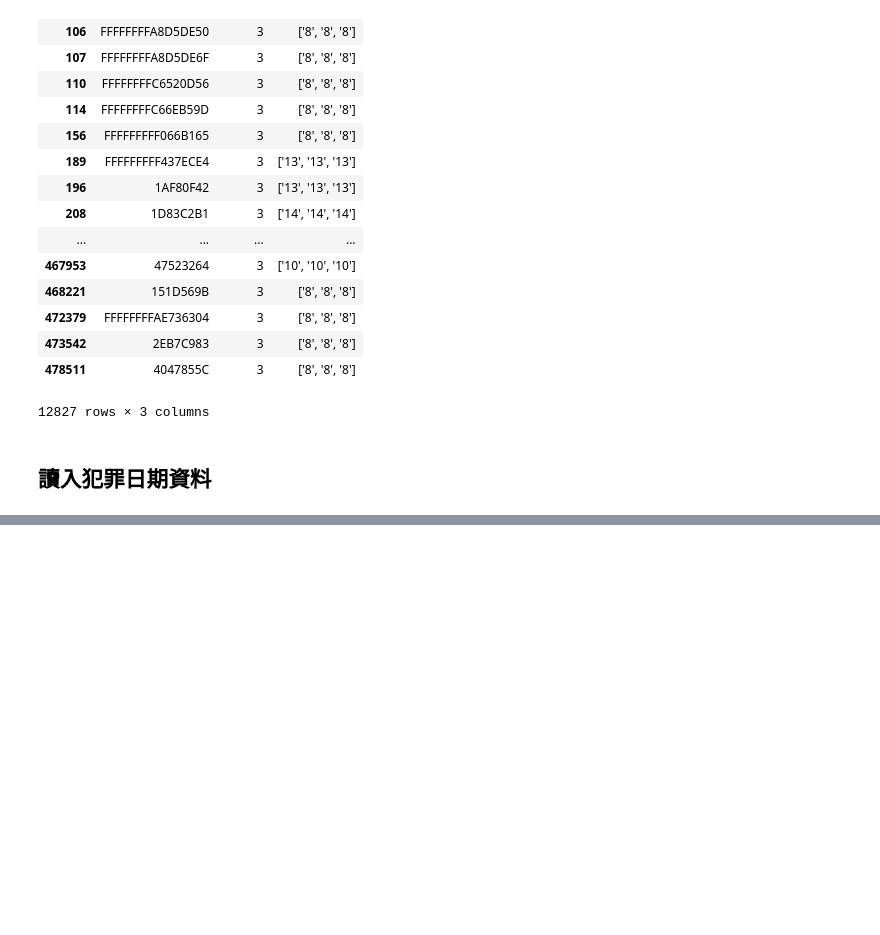
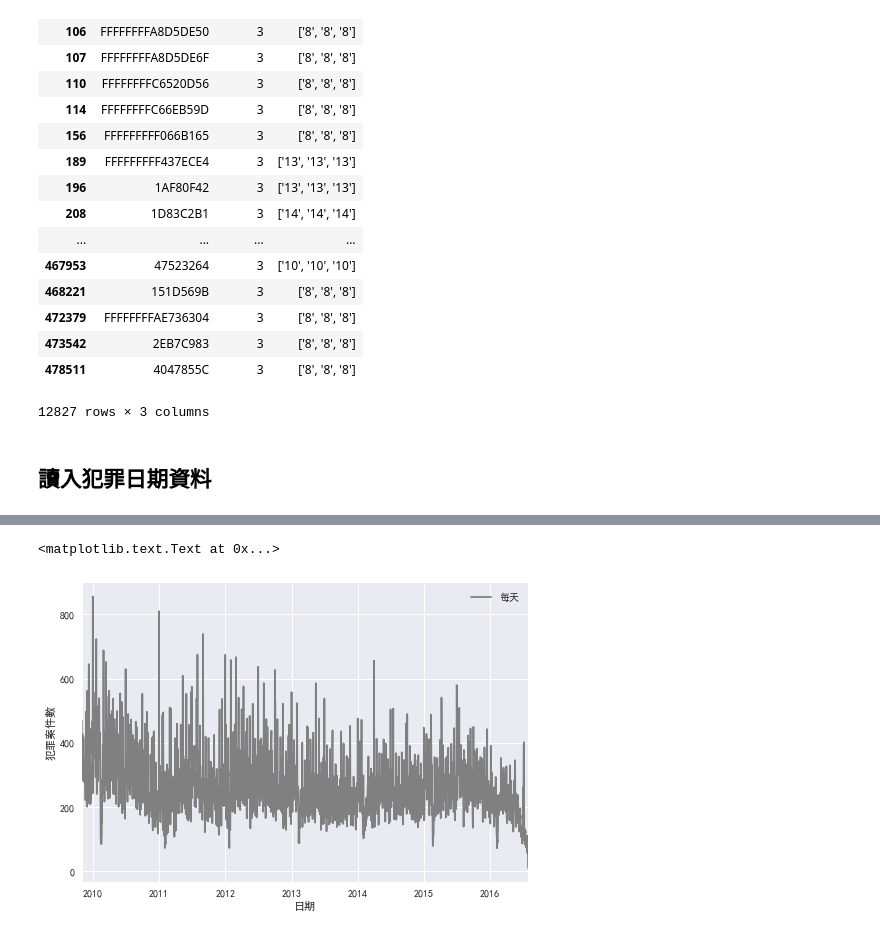
Before and after one commit to jc7qx/pylearning, a Jupyter notebook: 國網犯罪.ipynb, the cells around one changed output, grey strips where cells are left out. Saved outputs shown, nothing was run; the diff lists cells and outputs as text; code cells hidden in the pictures; blank space fills up the shorter version.

Commit message:
occur dates process

```diff
--- a/國網犯罪.ipynb
+++ b/國網犯罪.ipynb
@@ -160,0 +209,2 @@ crimedate_df["date"]=crimedate_df["occurDate"].astype(str)
+# %%
+crimedate_df = crimedate_df.drop("date", axis=1)
@@ -160,0 +241,9 @@ crimedate_df["date"]=crimedate_df["occurDate"].astype(str)
+# %%
+dd.size().plot(c="gray")
+#df1.resample("BA").mean().plot(style='r:')
+plt.legend(['每天'], loc='upper right')
+plt.ylabel('犯罪案件數')
+plt.xlabel('日期')
+# %% [output]
+<matplotlib.text.Text at 0x...>
+[figure, added]
```
Also changed, not shown: parts of 31 cells of this notebook.
